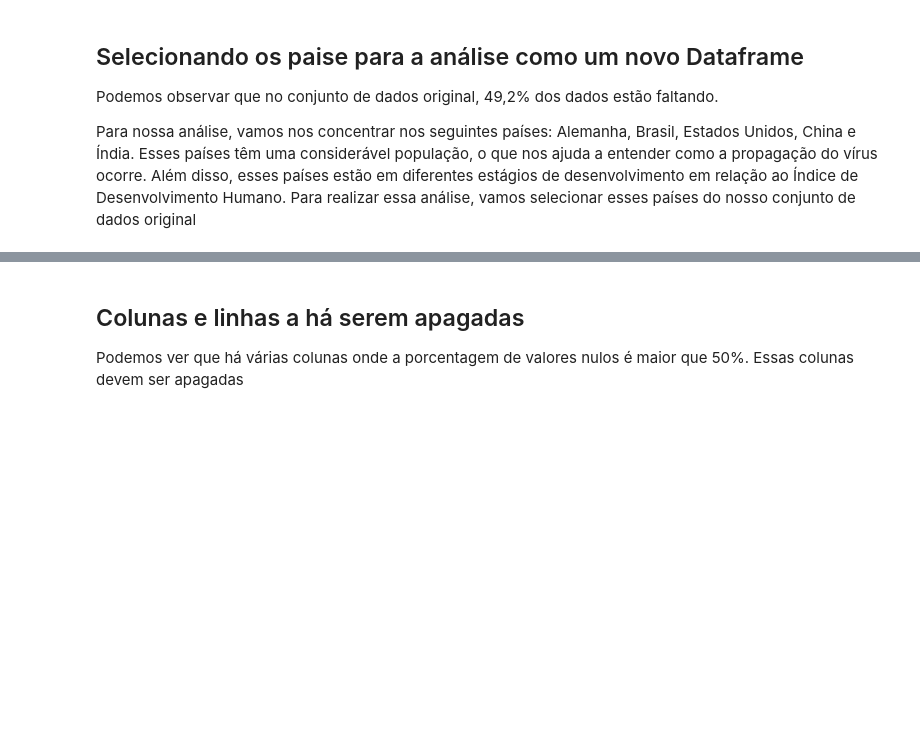
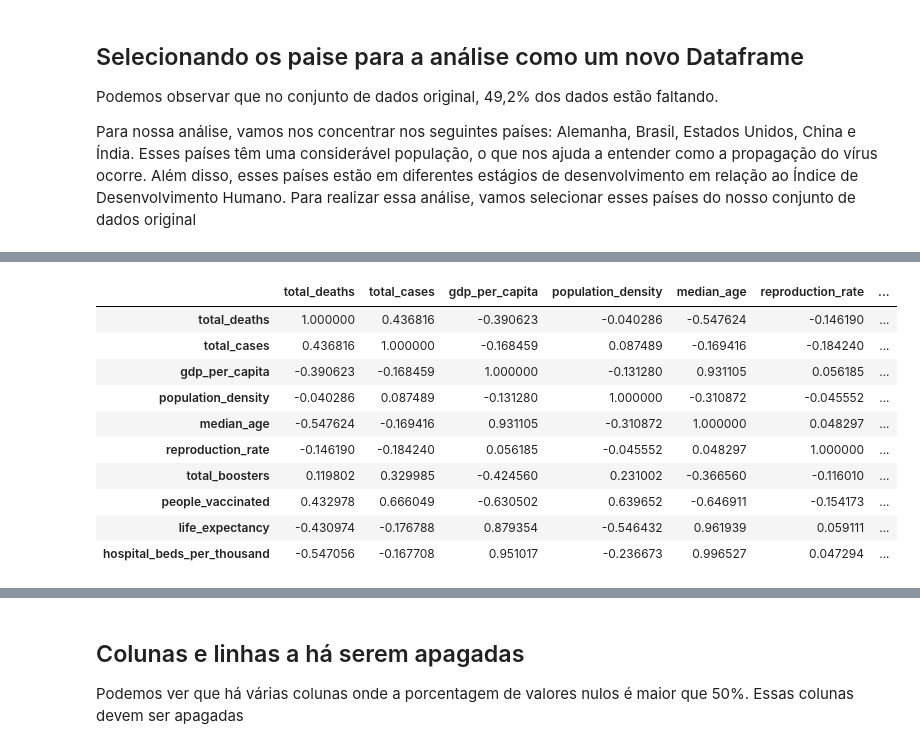
Before and after one commit to awildt01/Covid19-Datenvisualisierung, a Jupyter notebook: Analyse_und_Visualization_covid19.ipynb, the cells around one changed output, grey strips where cells are left out. Saved outputs shown, nothing was run; the diff lists cells and outputs as text; code cells hidden in the pictures; blank space fills up the shorter version.

```diff
--- a/Analyse_und_Visualization_covid19.ipynb
+++ b/Analyse_und_Visualization_covid19.ipynb
@@ -357,0 +402,14 @@ print('{} verificando a primeira data  do dataset'.format(df_select_paises.date.
+# %%
+df_select_paises_amostra.corr()
+# %% [output]
+|  | total_deaths | total_cases | gdp_per_capita | population_density | median_age | reproduction_rate | ... |
+| total_deaths | 1.000000 | 0.436816 | -0.390623 | -0.040286 | -0.547624 | -0.146190 | ... |
+| total_cases | 0.436816 | 1.000000 | -0.168459 | 0.087489 | -0.169416 | -0.184240 | ... |
+| gdp_per_capita | -0.390623 | -0.168459 | 1.000000 | -0.131280 | 0.931105 | 0.056185 | ... |
+| population_density | -0.040286 | 0.087489 | -0.131280 | 1.000000 | -0.310872 | -0.045552 | ... |
+| median_age | -0.547624 | -0.169416 | 0.931105 | -0.310872 | 1.000000 | 0.048297 | ... |
+| reproduction_rate | -0.146190 | -0.184240 | 0.056185 | -0.045552 | 0.048297 | 1.000000 | ... |
+| total_boosters | 0.119802 | 0.329985 | -0.424560 | 0.231002 | -0.366560 | -0.116010 | ... |
+| people_vaccinated | 0.432978 | 0.666049 | -0.630502 | 0.639652 | -0.646911 | -0.154173 | ... |
+| life_expectancy | -0.430974 | -0.176788 | 0.879354 | -0.546432 | 0.961939 | 0.059111 | ... |
+| hospital_beds_per_thousand | -0.547056 | -0.167708 | 0.951017 | -0.236673 | 0.996527 | 0.047294 | ... |
```
Also changed, not shown: parts of 50 cells of this notebook.
